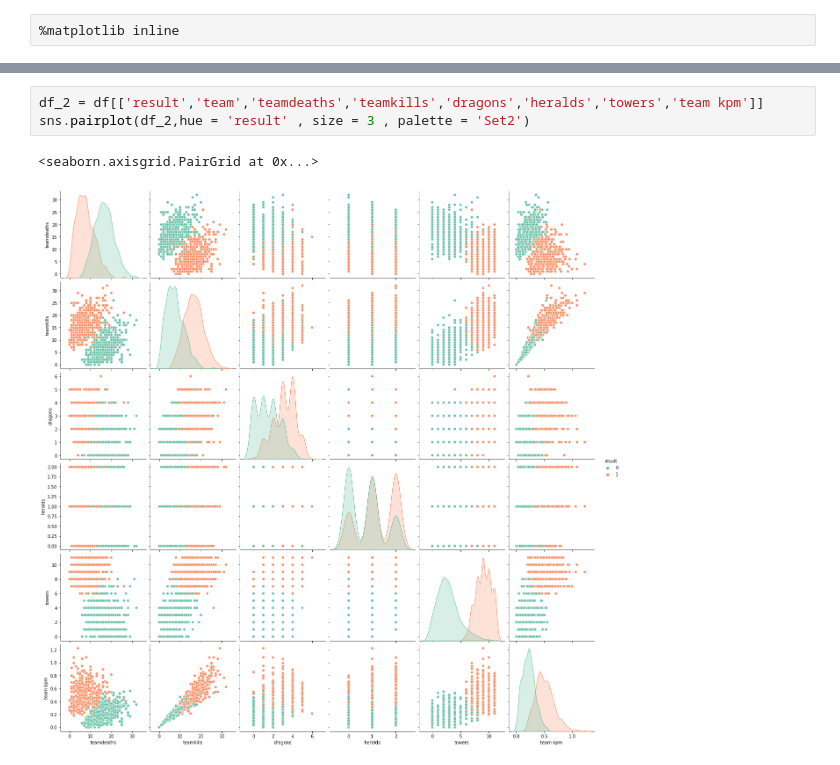
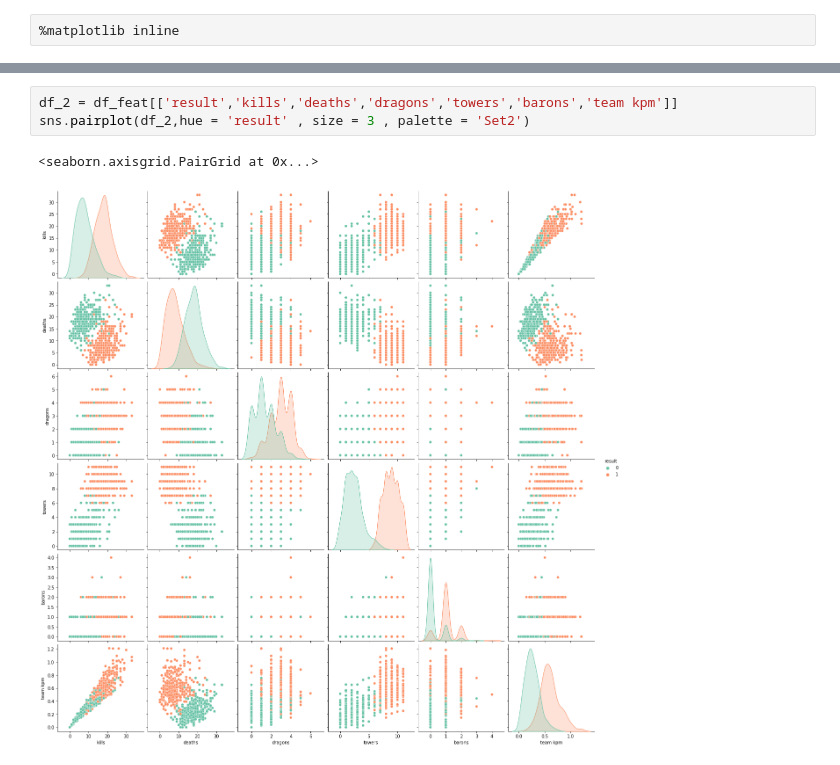
Before and after one commit to cporras/lol-esports, a Jupyter notebook: Notebooks/Analisis_multivariado.ipynb, the cells around one changed output, grey strips where cells are left out. Saved outputs shown, nothing was run; the diff lists cells and outputs as text.

```diff
--- a/Notebooks/Analisis_multivariado.ipynb
+++ b/Notebooks/Analisis_multivariado.ipynb
@@ -105,6 +108,6 @@ array([[<matplotlib.axes._subplots.AxesSubplot object at 0x...>,
 # %%
-df_2 = df[['result','team','teamdeaths','teamkills','dragons','heralds','towers','team kpm']]
+df_2 = df_feat[['result','kills','deaths','dragons','towers','barons','team kpm']]
 sns.pairplot(df_2,hue = 'result' , size = 3 , palette = 'Set2')
 # %% [output]
 <seaborn.axisgrid.PairGrid at 0x...>
-[figure, old version]
+[figure, new version]
```
Also changed, not shown: parts of 9 cells of this notebook.
